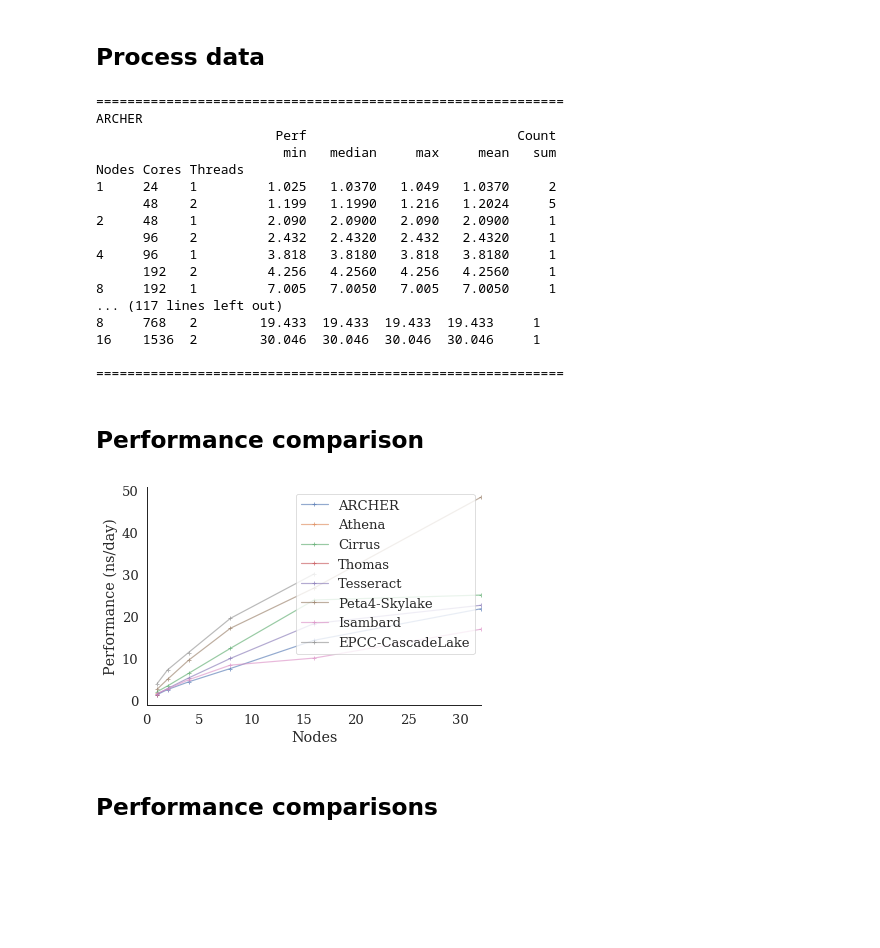
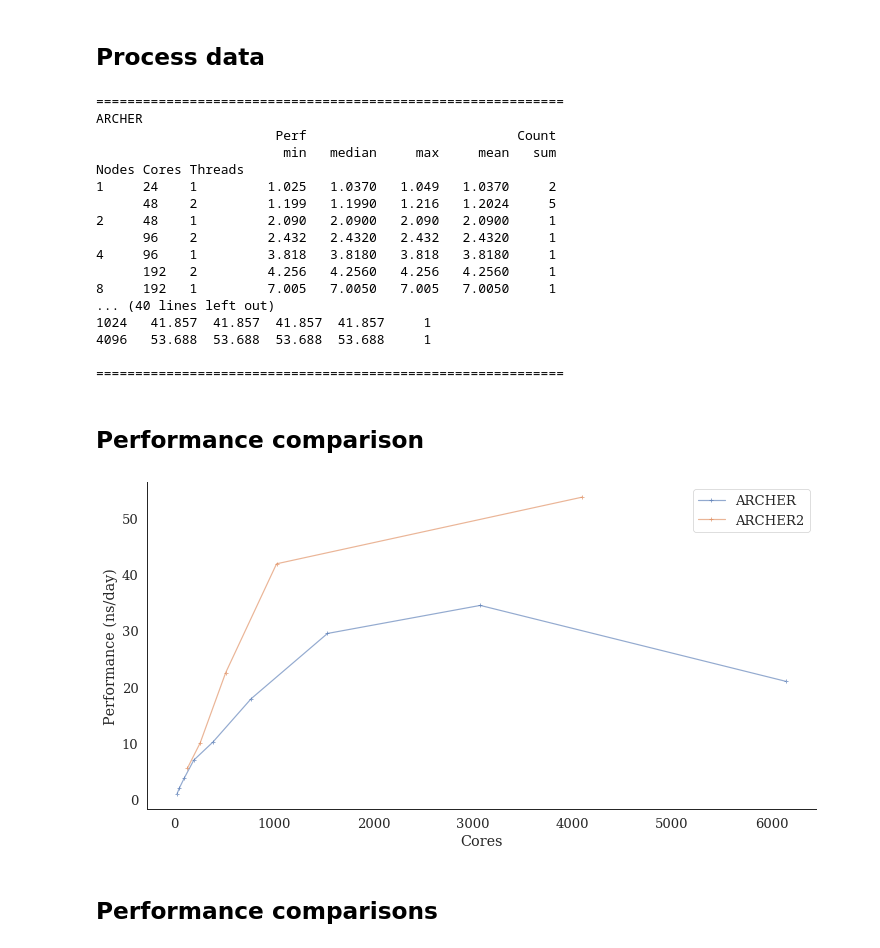
Before and after one commit to hpc-uk/archer-benchmarks, a Jupyter notebook: apps/GROMACS/analysis/GROMACS_1400k-atoms_perf_analysis.ipynb, the cells around one changed output. Cells and saved outputs as stored; diff of their text form; code cells hidden in the pictures; blank space fills up the shorter version.

```diff
--- a/apps/GROMACS/analysis/GROMACS_1400k-atoms_perf_analysis.ipynb
+++ b/apps/GROMACS/analysis/GROMACS_1400k-atoms_perf_analysis.ipynb
@@ -27,10 +27,16 @@ from utilities import filemanip, sysinfo
 from appanalysis import gromacs
 # %%
 sysdetails = sysinfo.getdetails('../../../systems.yaml')
+
+plotcores = True
+unitlabel = "Nodes"
+if plotcores:
+    unitlabel = "Cores"
 # %% [markdown]
 ## Process data
 # %%
 systems = ['ARCHER','Athena','Cirrus','Thomas','Tesseract','CSD3-Skylake','Isambard','EPCC-CascadeLake']
+systems = ['ARCHER','ARCHER2']
 perf = {}
 notes = {}
 names = {}
@@ -47,7 +53,7 @@ for system in systems:
     print('\n============================================================')
     print(sysdict['Name'])
     gromacs_df = pd.DataFrame(gromacs.create_df_list(filelist, sysdict['PCores']*sysdict['PPerNode']))
-    nodes[system], perf_max[system] = gromacs.get_perf_stats(gromacs_df, 'max', writestats=True)
+    nodes[system], perf_max[system] = gromacs.get_perf_stats(gromacs_df, 'max', writestats=True, plot_cores=plotcores)
     print('\n============================================================')
 # %% [output]
 ============================================================
@@ -62,9 +68,9 @@ Nodes Cores Threads
 4     96    1         3.818   3.8180   3.818   3.8180     1
       192   2         4.256   4.2560   4.256   4.2560     1
 8     192   1         7.005   7.0050   7.005   7.0050     1
-... (117 lines left out)
-8     768   2        19.433  19.433  19.433  19.433     1
-16    1536  2        30.046  30.046  30.046  30.046     1
+... (40 lines left out)
+1024   41.857  41.857  41.857  41.857     1
+4096   53.688  53.688  53.688  53.688     1
 
 ============================================================
 # %% [markdown]
@@ -72,14 +78,14 @@ Nodes Cores Threads
 # %%
 for system in systems:
     plt.plot(nodes[system], perf_max[system], '-+', label=names[system], alpha=0.6)
-plt.xlim((0,32))
-plt.xlabel('Nodes')
+# plt.xlim((0,32))
+plt.xlabel(unitlabel)
 plt.ylabel('Performance (ns/day)')
 plt.legend(loc='best')
 sns.despine()
 plt.savefig('GROMACS_1400k_perf.png', dpi=300)
 # %% [output]
-[figure, old version]
+[figure, new version]
 # %% [markdown]
 ## Performance comparisons
 # %% [markdown]
```
Also changed, not shown: parts of 1 cell of this notebook, 5 other files.
